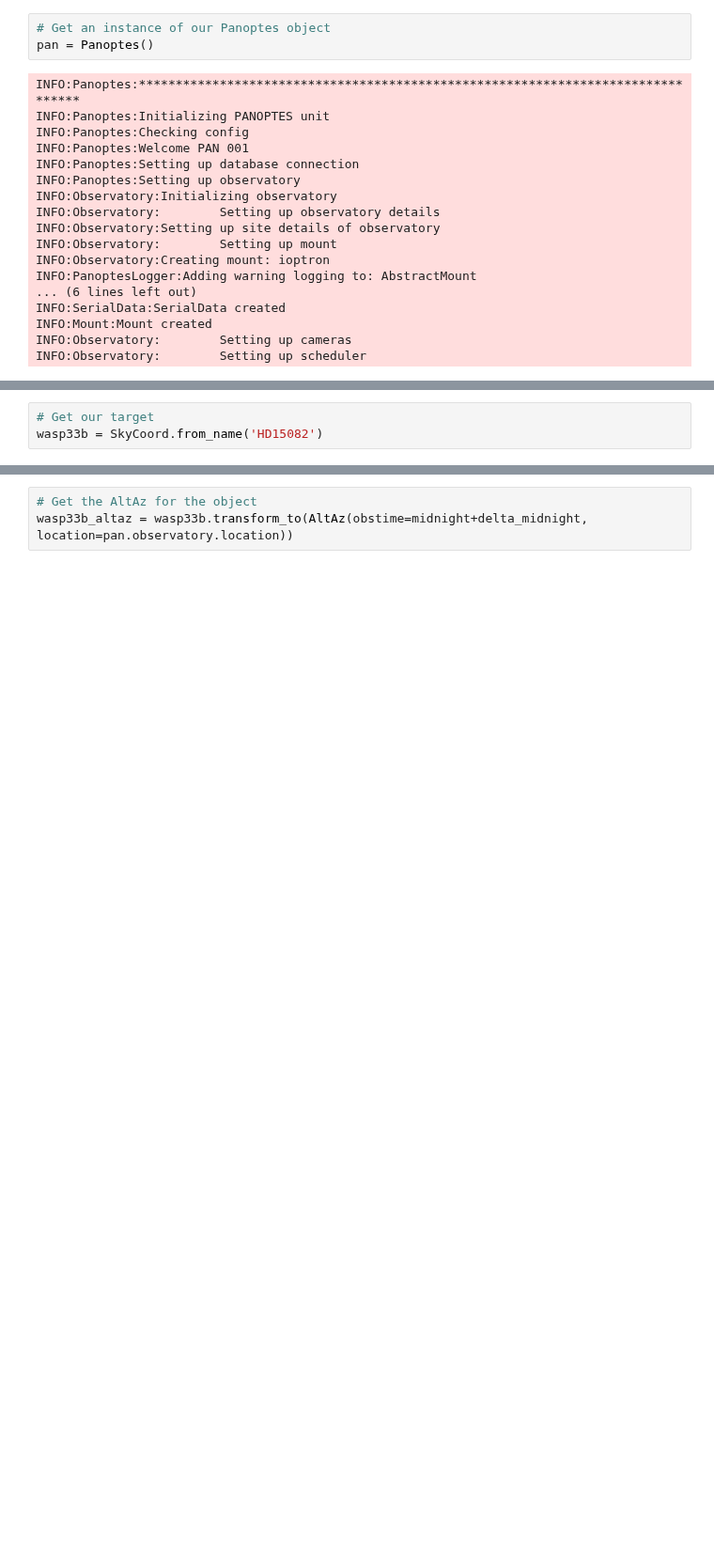
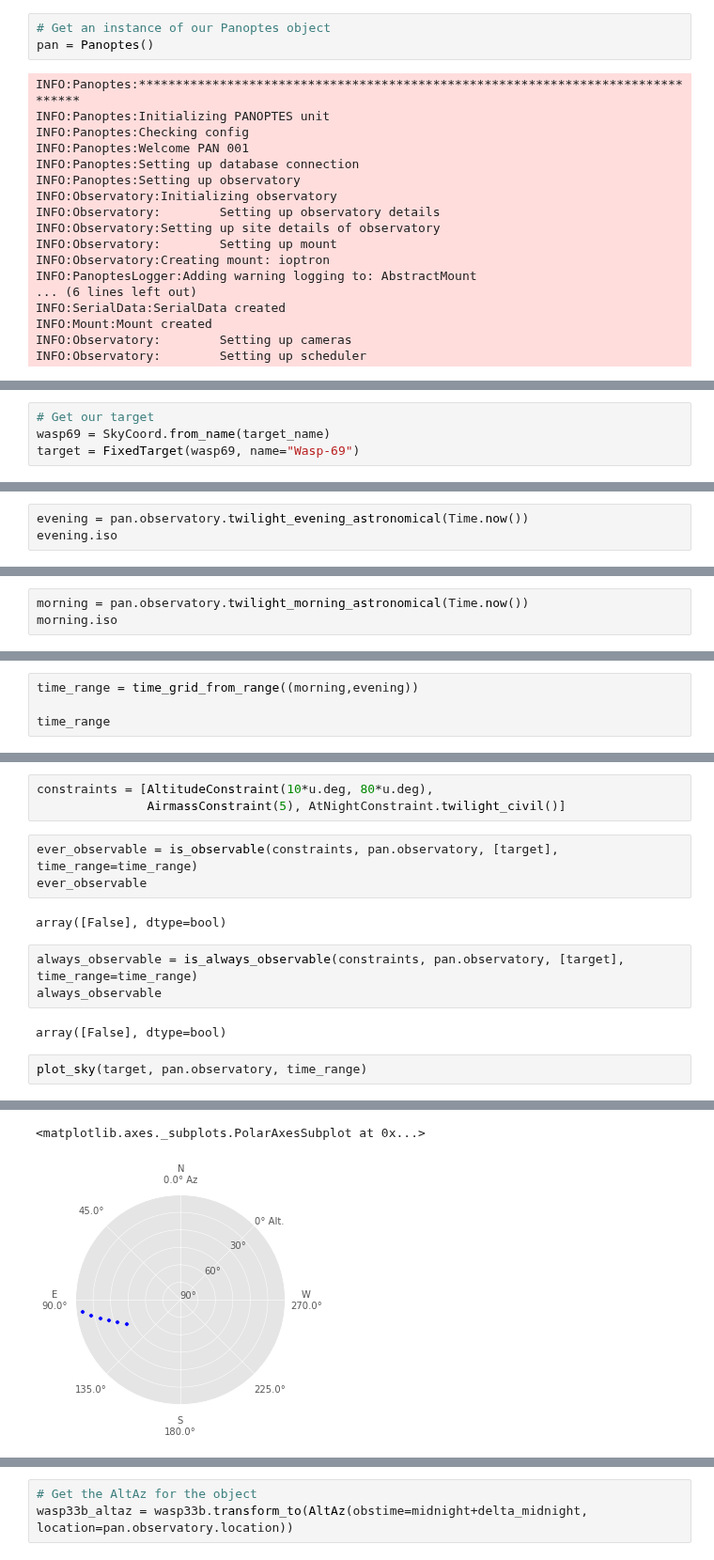
Before and after one commit to panoptes/POCS, a Jupyter notebook: examples/notebooks/Exoplanet Observability.ipynb, the cells around one changed output, grey strips where cells are left out. Shown at 94% size. Cells and saved outputs as stored; diff of their text form; blank space fills up the shorter version.

```diff
--- a/examples/notebooks/Exoplanet Observability.ipynb
+++ b/examples/notebooks/Exoplanet Observability.ipynb
@@ -87,3 +95,4 @@ display.IFrame(exo_transit_url, 900, 400)
 # %%
 # Get our target
-wasp33b = SkyCoord.from_name('HD15082')
+wasp69 = SkyCoord.from_name(target_name)
+target = FixedTarget(wasp69, name="Wasp-69")
@@ -102,0 +99,3 @@ ValueError: Transform `frame` must be a frame name, class, or instance
+# %%
+evening = pan.observatory.twilight_evening_astronomical(Time.now())
+evening.iso
@@ -102,0 +104,3 @@ ValueError: Transform `frame` must be a frame name, class, or instance
+# %%
+morning = pan.observatory.twilight_morning_astronomical(Time.now())
+morning.iso
@@ -102,0 +109,4 @@ ValueError: Transform `frame` must be a frame name, class, or instance
+# %%
+time_range = time_grid_from_range((morning,evening))
+
+time_range
@@ -102,0 +122,16 @@ ValueError: Transform `frame` must be a frame name, class, or instance
+# %%
+constraints = [AltitudeConstraint(10*u.deg, 80*u.deg),
+               AirmassConstraint(5), AtNightConstraint.twilight_civil()]
+# %%
+ever_observable = is_observable(constraints, pan.observatory, [target], time_range=time_range)
+ever_observable
+# %% [output]
+array([False], dtype=bool)
+# %%
+always_observable = is_always_observable(constraints, pan.observatory, [target], time_range=time_range)
+always_observable
+# %% [output]
+array([False], dtype=bool)
+# %%
+plot_sky(target, pan.observatory, time_range)
+# %% [output]
@@ -102,0 +155,2 @@ ValueError: Transform `frame` must be a frame name, class, or instance
+<matplotlib.axes._subplots.PolarAxesSubplot at 0x...>
+[figure, added]
```
Also changed, not shown: parts of 12 cells of this notebook, 1 other file.
